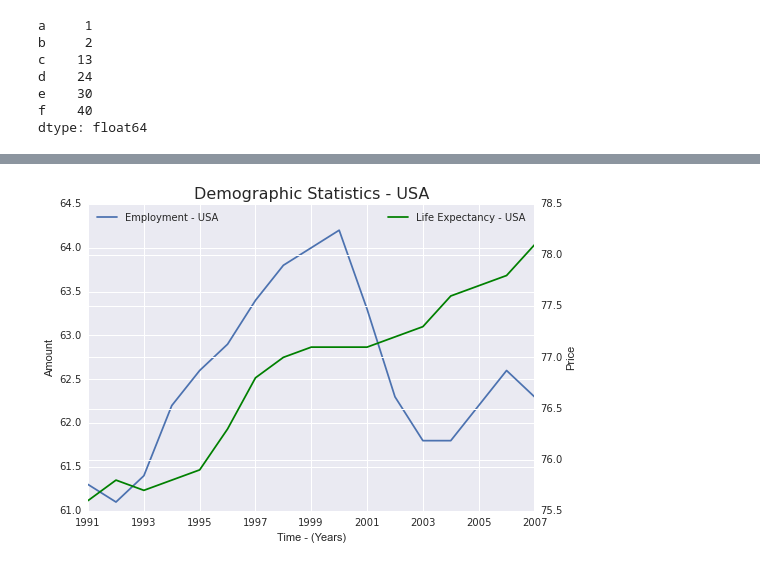
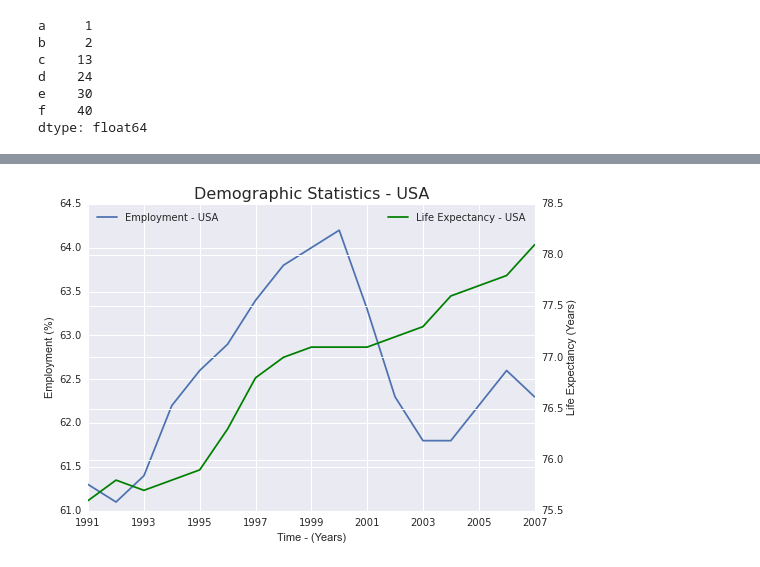
Before and after one commit to sudov/numpy_pandas_learning, a Jupyter notebook: L1_Starter_Code.ipynb, the cells around one changed output, grey strips where cells are left out. Cells and saved outputs as stored; diff of their text form; code cells hidden in the pictures.

```diff
--- a/L1_Starter_Code.ipynb
+++ b/L1_Starter_Code.ipynb
@@ -1349,33 +1349,33 @@ life_expectancy_us = life_expectancy.loc['United States']
 gdp_us = gdp.loc['United States']
 
 # Use the Series defined above to create a plot of each variable over time for
 # the country of your choice. You will only be able to display one plot at a time
 # with each "Test Run".
 year_list = employment_us.index.values
 life = life_expectancy_us.get(year_list)
 gdp = gdp_us.get(year_list)
 m_ed = male_completion_us.get(year_list)
 f_ed = female_completion_us.get(year_list)
 ed = (f_ed.add(m_ed, fill_value=0).fillna(0))/2
 
 # Here, we're only plotting Employment vs Life Expectancy as the completion stat seems
 # > 100% and the gdp chart didn't add much to the story (other than being correlated
 # to Life Expectancy)
 
 fig = plt.figure() # Create matplotlib figure
 
 ax = fig.add_subplot(111) # Create matplotlib axes
 ax2 = ax.twinx() # Create another axes that shares the same x-axis as ax.
 
 employment_us.plot(ax=ax, label='Employment - USA')
 life.plot(ax=ax2, color='green', label='Life Expectancy - USA')
 ax.set_xlabel('Time - (Years)')
-ax.set_ylabel('Amount')
-ax2.set_ylabel('Price')
+ax.set_ylabel('Employment (%)')
+ax2.set_ylabel('Life Expectancy (Years)')
 ax.legend(loc='upper left')
 ax2.legend(loc='upper right')
 ax.set_title('Demographic Statistics - USA', fontsize=16)
 
 plt.show()
 # %% [output]
-[figure, old version]
+[figure, new version]
```
Also changed, not shown: parts of 3 cells of this notebook, 2 other files.
